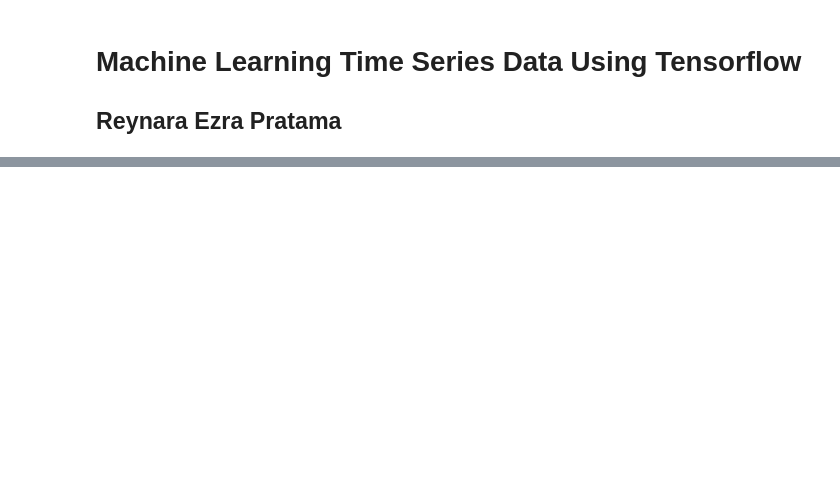
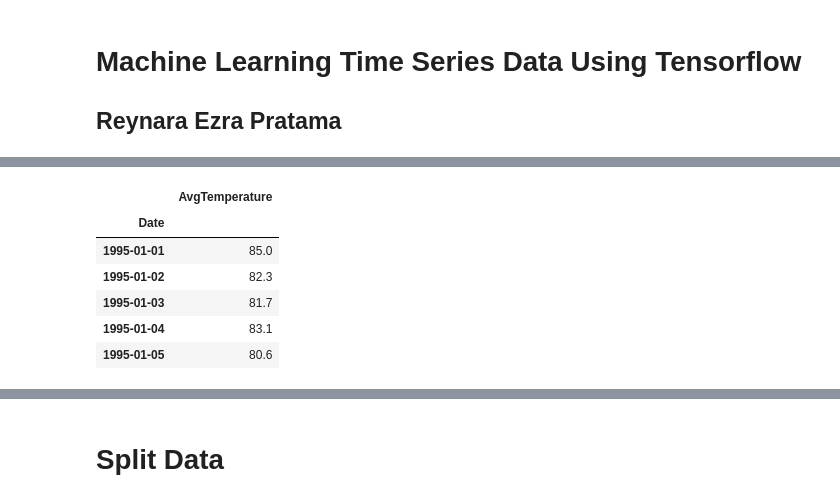
Before and after one commit to ReynaraEzra/Machine-Learning-Time-Series, a Jupyter notebook: Project_Time_Series_Using_Tensorflow.ipynb, the cells around one changed output, grey strips where cells are left out. Saved outputs shown, nothing was run; the diff lists cells and outputs as text; code cells hidden in the pictures; blank space fills up the shorter version.

```diff
--- a/Project_Time_Series_Using_Tensorflow.ipynb
+++ b/Project_Time_Series_Using_Tensorflow.ipynb
@@ -103,0 +207,11 @@ df_new
+# %%
+final = df_new.set_index('Date')
+final.head()
+# %% [output]
+|  | AvgTemperature |
+| Date |  |
+| 1995-01-01 | 85.0 |
+| 1995-01-02 | 82.3 |
+| 1995-01-03 | 81.7 |
+| 1995-01-04 | 83.1 |
+| 1995-01-05 | 80.6 |
@@ -103,0 +219,2 @@ df_new
+# %% [markdown]
+# **Split Data**
```
Also changed, not shown: parts of 37 cells of this notebook.
